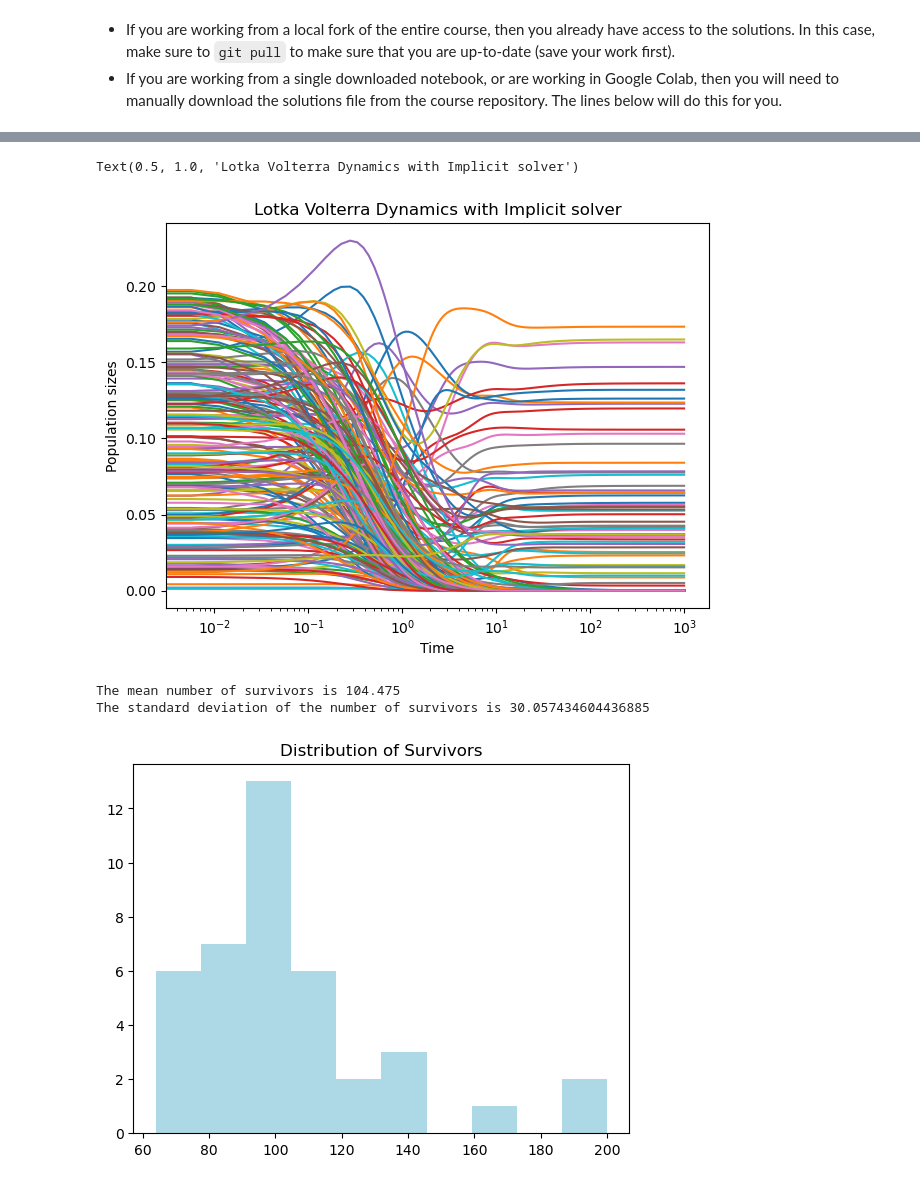
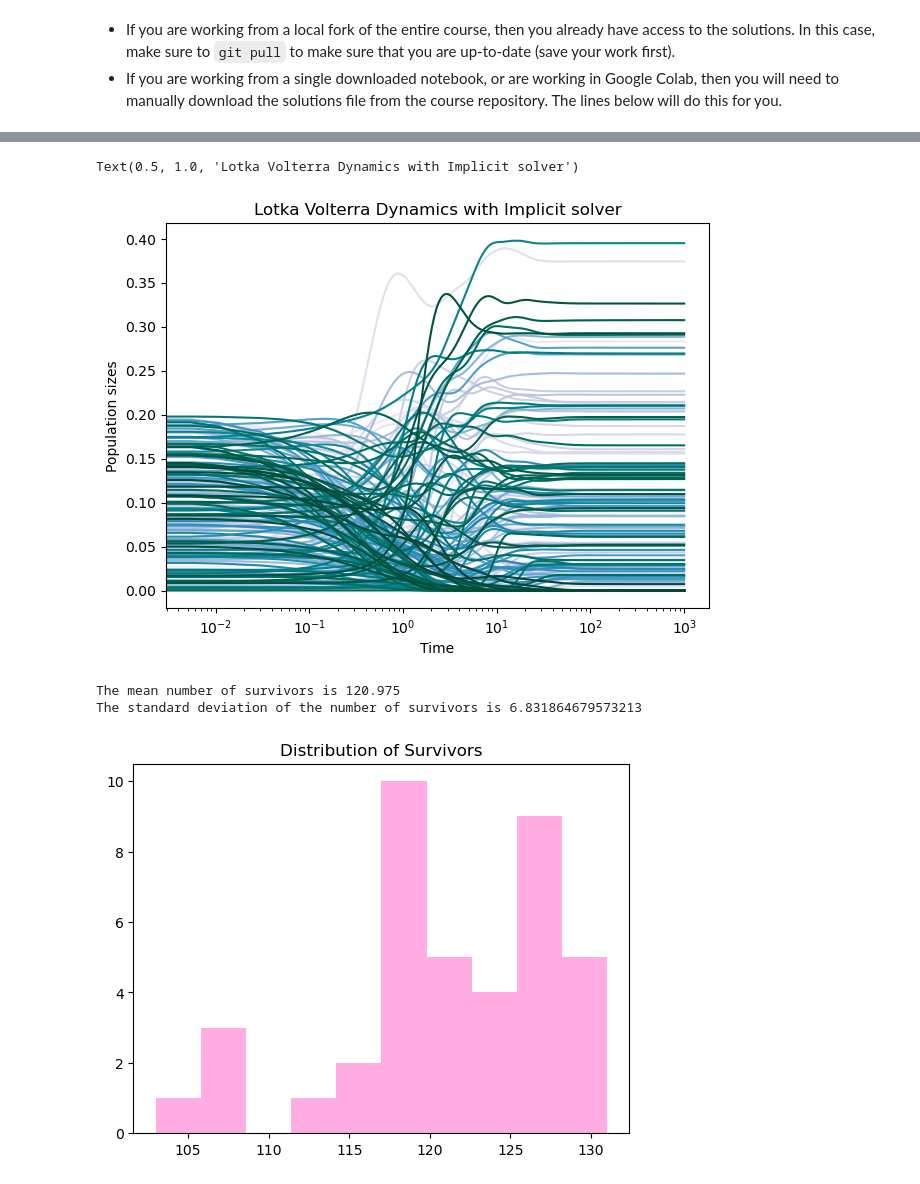
Before and after one commit to lilyminguyen/PHY-329, a Jupyter notebook: Homework/HW4/04_lotka_volterra.ipynb, the cells around one changed output, grey strips where cells are left out. Saved outputs shown, nothing was run; the diff lists cells and outputs as text; code cells hidden in the pictures.

```diff
--- a/Homework/HW4/04_lotka_volterra.ipynb
+++ b/Homework/HW4/04_lotka_volterra.ipynb
@@ -167,11 +179,11 @@ class LotkaVolterraWithJacobian(LotkaVolterra):
 + If you are working from a single downloaded notebook, or are working in Google Colab, then you will need to manually download the solutions file from the course repository. The lines below will do this for you.
 # %%
 ## Optional: Download and import the instructor solutions
-import requests
-ns={}
-exec(requests.get('https://raw.githubusercontent.com/williamgilpin/cphy/main/hw/solutions/lotka_volterra.py', timeout=10).text, ns);
-LotkaVolterra = ns['LotkaVolterra']
-LotkaVolterraWithJacobian = ns['LotkaVolterraWithJacobian']
+# import requests
+# ns={}
+# exec(requests.get('https://raw.githubusercontent.com/williamgilpin/cphy/main/hw/solutions/lotka_volterra.py', timeout=10).text, ns);
+# LotkaVolterra = ns['LotkaVolterra']
+# LotkaVolterraWithJacobian = ns['LotkaVolterraWithJacobian']
 # %%
 ## Initialize simulation parameters
 N = 200
@@ -190,36 +205,40 @@ Text(0.5, 1.0, 'Lotka Volterra Dynamics with Runge-Kutta solver')
 # %%
-lvj = LotkaVolterraWithJacobian(N, random_state=0)
+lvj = LotkaVolterraWithJacobian(N, random_state=123)
 sol = solve_ivp(lvj.rhs, [0, 1000], n0, jac=lvj.jacobian, method="LSODA")
 plt.figure(figsize=(7, 5))
-plt.semilogx(sol.t, sol.y.T);
+
+cmap = plt.cm.get_cmap('PuBuGn', sol.y.shape[0])
+
+for i in range(sol.y.shape[0]):
+    plt.semilogx(sol.t, sol.y[i], color=cmap(i / sol.y.shape[0]));
 plt.xlabel("Time")
 plt.ylabel("Population sizes")
 plt.title("Lotka Volterra Dynamics with Implicit solver")
 # %% [output]
 Text(0.5, 1.0, 'Lotka Volterra Dynamics with Implicit solver')
-[figure, old version]
+[figure, new version]
 # %%
 ## Sample many random ecosystems, and study their asymptotic dynamics
 
 num_survivors = list()
 for seed in range(40):
     lvj = LotkaVolterraWithJacobian(N, random_state=seed)
     n0 = np.random.uniform(size=(N,))
 
     # sol = solve_ivp(lvj.rhs, [0, 1000], n0)
     sol = solve_ivp(lvj.rhs, [0, 1000], n0, jac=lvj.jacobian, method="Radau")
 
-    num_survive = np.sum(sol.y[:, -1] > 1e-24)
+    num_survive = np.sum(sol.y[:, -1] > 1e-24) # species survives if its final population > 1e-24, extinct otherwise
     num_survivors.append(num_survive)
 
-plt.hist(num_survivors, color='lightblue')
+plt.hist(num_survivors, color="#FFADE2")
 plt.title('Distribution of Survivors')
 print(f"The mean number of survivors is {np.mean(num_survivors)}")
 print(f"The standard deviation of the number of survivors is {np.std(num_survivors)}")
 # %% [output]
-The mean number of survivors is 104.475
-The standard deviation of the number of survivors is 30.057434604436885
+The mean number of survivors is 120.975
+The standard deviation of the number of survivors is 6.831864679573213
-[figure, old version]
+[figure, new version]
 # %% [markdown]
 ## Additional information
 
```
Also changed, not shown: parts of 6 cells of this notebook, 7 other files.
